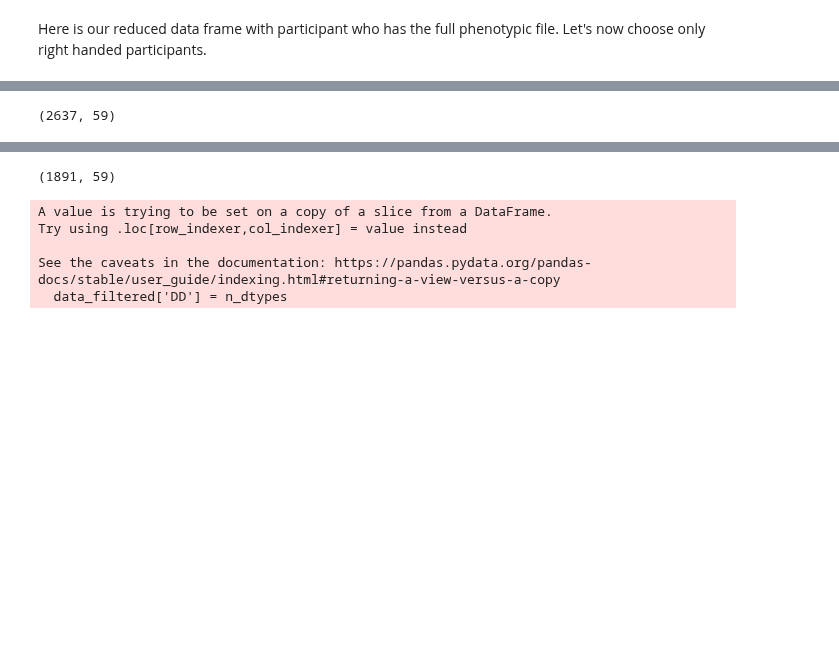
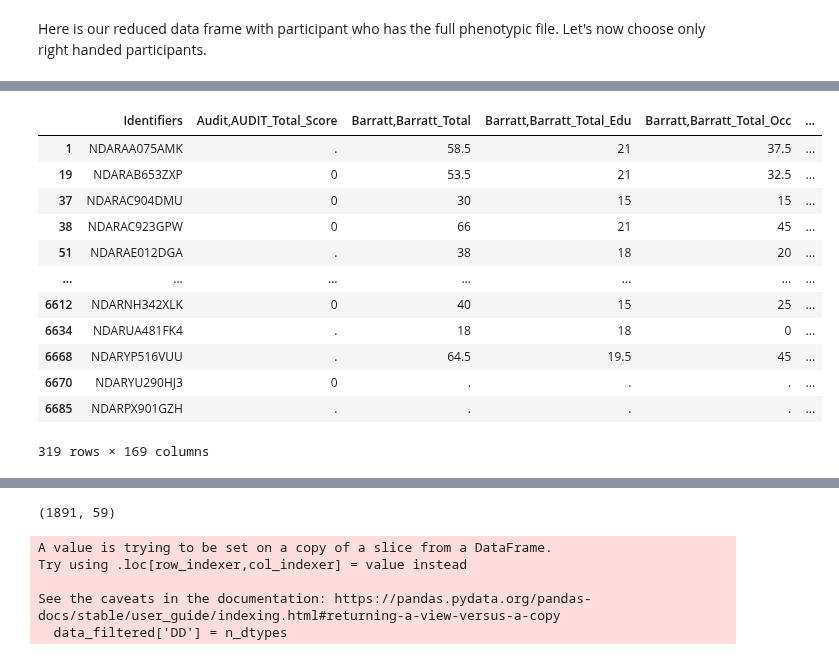
Before and after one commit to cristinarainich/Child-Mind-Institute-Project, a Jupyter notebook: Pheno_data.ipynb, the cells around one changed output, grey strips where cells are left out. Cells and saved outputs as stored; diff of their text form; code cells hidden in the pictures; blank space fills up the shorter version.

```diff
--- a/Pheno_data.ipynb
+++ b/Pheno_data.ipynb
@@ -404,5 +404,5 @@ for i in range(1, 10):
 # %%
-all_in_one = []
+all_status = []
 for i in range(0, data_pheno.shape[0]):
   participant = []
   for sublist in all_diagnosis:
@@ -410,22 +410,13 @@ for i in range(0, data_pheno.shape[0]):
     if type(subset) == str:
       participant.append(subset)
   if len(participant) == 0:
-    all_in_one.append(0)
+    all_status.append(0)
   elif len(participant) == 1:
-    all_in_one.append(participant[0])
+    all_status.append(participant[0])
   else:
-    all_in_one.append(participant)
+    all_status.append(participant)
-# %%
-dys_in_one = []
-for i in range(0, data_pheno.shape[0]):
-  participant = []
-  for sublist in all_dys:
-    subset = all_dys[sublist][i]
-    if type(subset) == str:
-      participant.append(subset)
-  if len(participant) == 0:
-    dys_in_one.append(0)
-  elif len(participant) == 1:
-    dys_in_one.append(participant[0])
-  else:
-    dys_in_one.append(participant)
+# %%
+index = 0
+for i in dys_status:
+  if i == 0:
+    index+=1
@@ -446,14 +430,14 @@ See the caveats in the documentation: https://pandas.pydata.org/pandas-docs/stab
 # %%
 for i in range(1,10):
-  name_diag = 'ConsensusDx,DX_0' + str(i)
-  name_conf = 'ConsensusDx,DX_0' + str(i) + '_Confirmed'
-  name_code = 'ConsensusDx,DX_0' + str(i) + '_Code'
+  name_diag = 'Diagnosis_ClinicianConsensus,DX_0' + str(i)
+  name_conf = 'Diagnosis_ClinicianConsensus,DX_0' + str(i) + '_Confirmed'
+  name_code = 'Diagnosis_ClinicianConsensus,DX_0' + str(i) + '_Code'
   data_pheno.drop([name_diag], axis=1, inplace=True)
   data_pheno.drop([name_conf], axis=1, inplace=True)
   data_pheno.drop([name_code], axis=1, inplace=True)
-data_pheno.drop(['ConsensusDx,DX_10'], axis=1, inplace=True)
-data_pheno.drop(['ConsensusDx,DX_10_Code'], axis=1, inplace=True)
-data_pheno.drop(['ConsensusDx,DX_10_Confirmed'], axis=1, inplace=True)
+data_pheno.drop(['Diagnosis_ClinicianConsensus,DX_10'], axis=1, inplace=True)
+data_pheno.drop(['Diagnosis_ClinicianConsensus,DX_10_Code'], axis=1, inplace=True)
+data_pheno.drop(['Diagnosis_ClinicianConsensus,DX_10_Confirmed'], axis=1, inplace=True)
 # %%
 data_pheno[data_pheno['DD'] == 'Incomplete'].shape
 # %% [output]
@@ -461,8 +445,19 @@ data_pheno[data_pheno['DD'] == 'Incomplete'].shape
-# %%
-data_pheno = data_pheno[data_pheno['DD'] != 'Incomplete']
-data_pheno.shape
-# %% [output]
-(2637, 59)
+# %%
+data_pheno[(data_pheno['Diagnosis'] == 0)]
+# %% [output]
+|  | Identifiers | Audit,AUDIT_Total_Score | Barratt,Barratt_Total | Barratt,Barratt_Total_Edu | Barratt,Barratt_Total_Occ | ... |
+| 1 | NDARAA075AMK | . | 58.5 | 21 | 37.5 | ... |
+| 19 | NDARAB653ZXP | 0 | 53.5 | 21 | 32.5 | ... |
+| 37 | NDARAC904DMU | 0 | 30 | 15 | 15 | ... |
+| 38 | NDARAC923GPW | 0 | 66 | 21 | 45 | ... |
+| 51 | NDARAE012DGA | . | 38 | 18 | 20 | ... |
+| ... | ... | ... | ... | ... | ... | ... |
+| 6612 | NDARNH342XLK | 0 | 40 | 15 | 25 | ... |
+| 6634 | NDARUA481FK4 | . | 18 | 18 | 0 | ... |
+| 6668 | NDARYP516VUU | . | 64.5 | 19.5 | 45 | ... |
+| 6670 | NDARYU290HJ3 | 0 | . | . | . | ... |
+| 6685 | NDARPX901GZH | . | . | . | . | ... |
+319 rows × 169 columns
 # %%
 print('Control subjects')
 print(data_pheno[(data_pheno['DD'] == 0) & (data_pheno['Diagnosis'] == 0)].shape[0])
```
Also changed, not shown: parts of 35 cells of this notebook.
